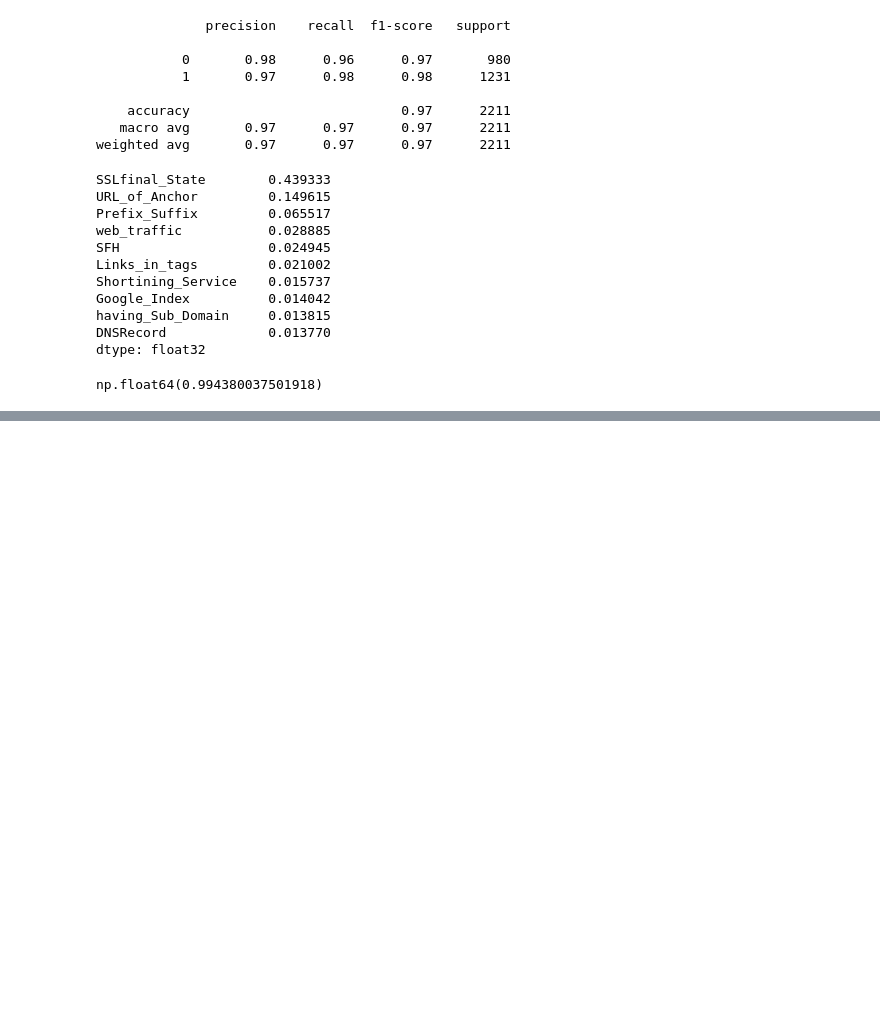
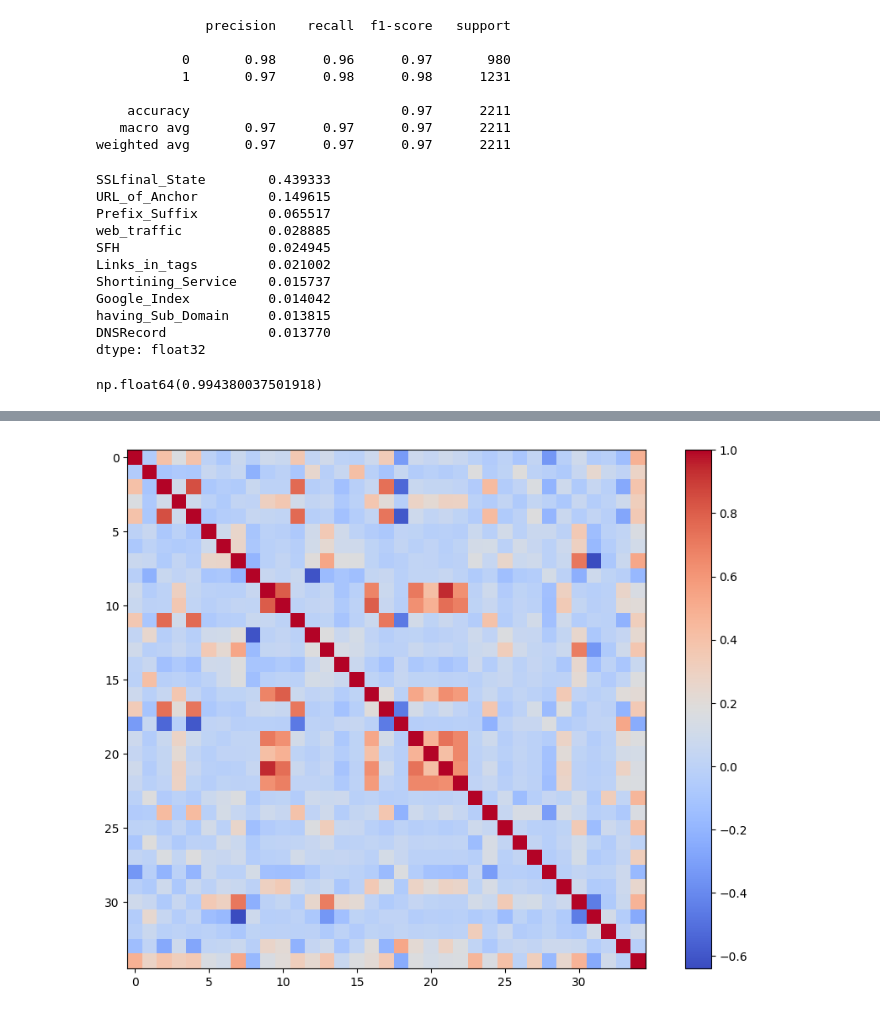
Before and after one commit to ManjunathPuttaswamy/Web-Threat-Detection, a Jupyter notebook: notebook/EDA.ipynb, the cells around one changed output, grey strips where cells are left out. Drawn from its saved outputs; the diff is of its cells as text; code cells hidden in the pictures; blank space fills up the shorter version.

```diff
--- a/notebook/EDA.ipynb
+++ b/notebook/EDA.ipynb
@@ -560,0 +688,8 @@ XGBoost was selected as the primary model due to its superior performance on str
+# %%
+plt.figure(figsize=(12,8))
+correlation = PWTDF.corr()
+plt.imshow(correlation, cmap='coolwarm', interpolation='none')
+plt.colorbar()
+plt.show()
+# %% [output]
+[figure, added]
```
Also changed, not shown: parts of 18 cells of this notebook, 16 other files.
